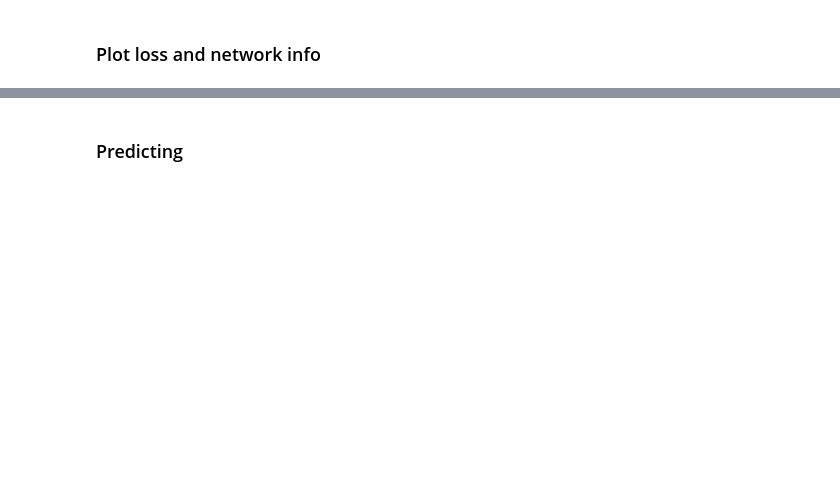
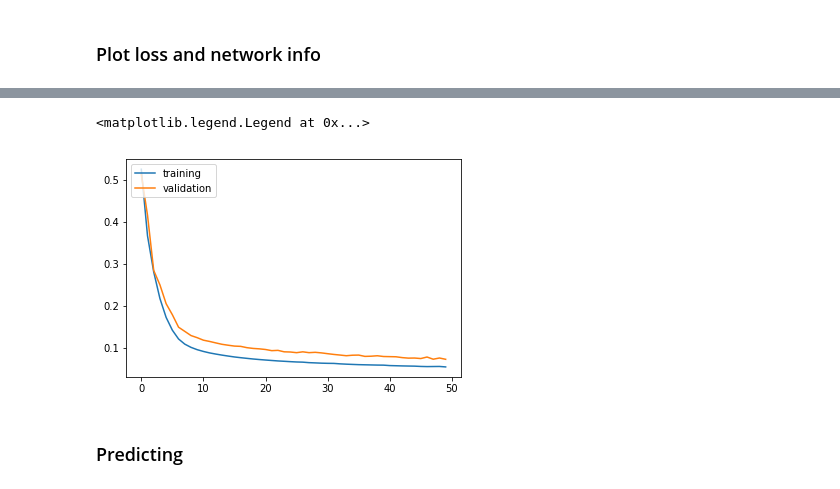
Before and after one commit to BSVogler/ferienakademie2018-accelerating-physics-with-deep-learning, a Jupyter notebook: Tutorial_1.ipynb, the cells around one changed output, grey strips where cells are left out. Cells and saved outputs as stored; diff of their text form; code cells hidden in the pictures; blank space fills up the shorter version.

```diff
--- a/Tutorial_1.ipynb
+++ b/Tutorial_1.ipynb
@@ -263,11 +257,11 @@ model2 = keras.models.Model(inputs=init, outputs=Conv5)
 ### Training
 # %%
 #train the model
-model2.compile(optimizer=tf.train.AdamOptimizer(learning_rate = 0.0005),loss='mean_squared_error', metrics=['accuracy',relative_error_tensor])
+model2.compile(optimizer=tf.train.AdamOptimizer(learning_rate = 0.0001),loss='mean_squared_error', metrics=['accuracy',relative_error_tensor])
 model2.fit(train_val_inputs,
           train_val_targets,
           batch_size = 50,
-          epochs=10,
+          epochs=50,
           validation_split = 0.1,
           shuffle = True)
 # %% [output]
@@ -279,4 +308,4 @@ model.summary()
 # %%
-hist = model.history
+hist = model2.history
 # %%
 hist.history.keys()
@@ -285,3 +318,10 @@ plot_trainingcurves(hist)
+# %%
+plt.plot(hist.history['relative_error_tensor'],)
+plt.plot(hist.history['val_relative_error_tensor'])
+plt.legend(['training', 'validation'], loc='upper left')
+# %% [output]
+<matplotlib.legend.Legend at 0x...>
+[figure, added]
 # %% [markdown]
 ### Predicting
 # %%
```
Also changed, not shown: parts of 22 cells of this notebook, 4 other files.
